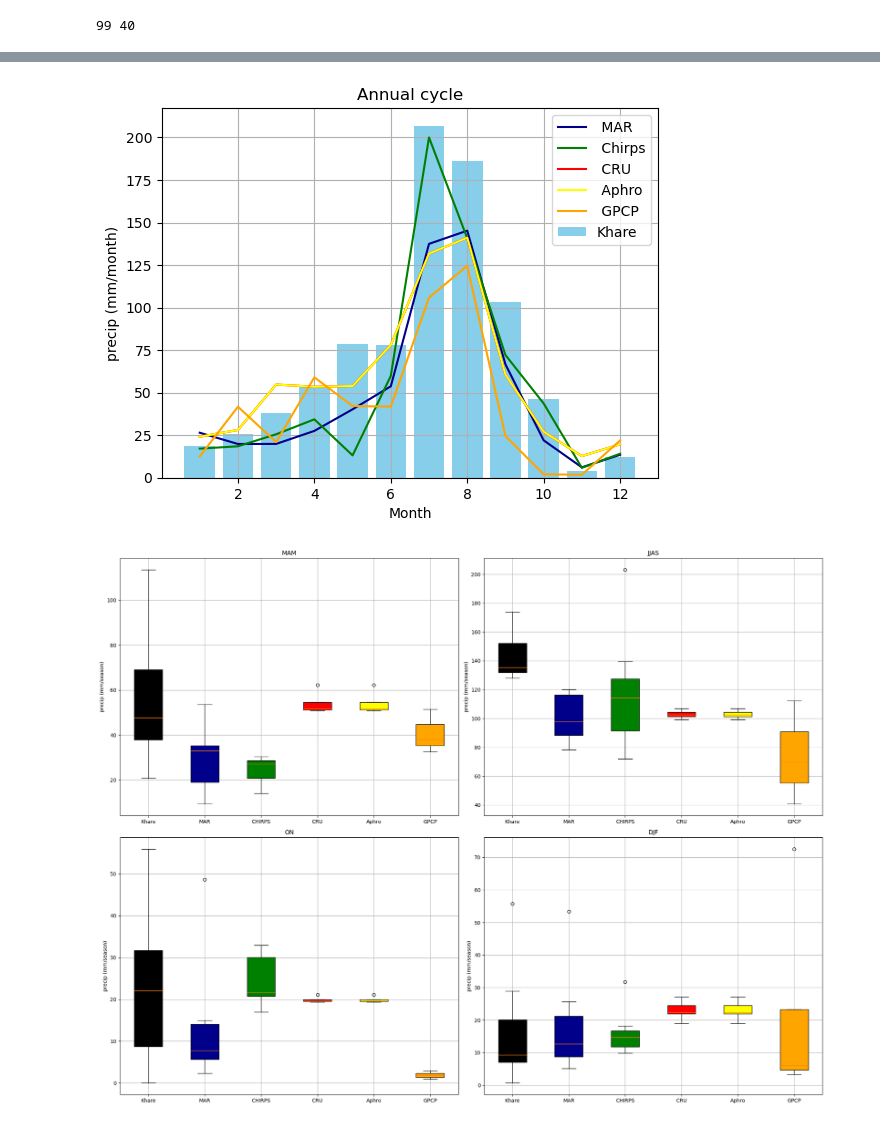
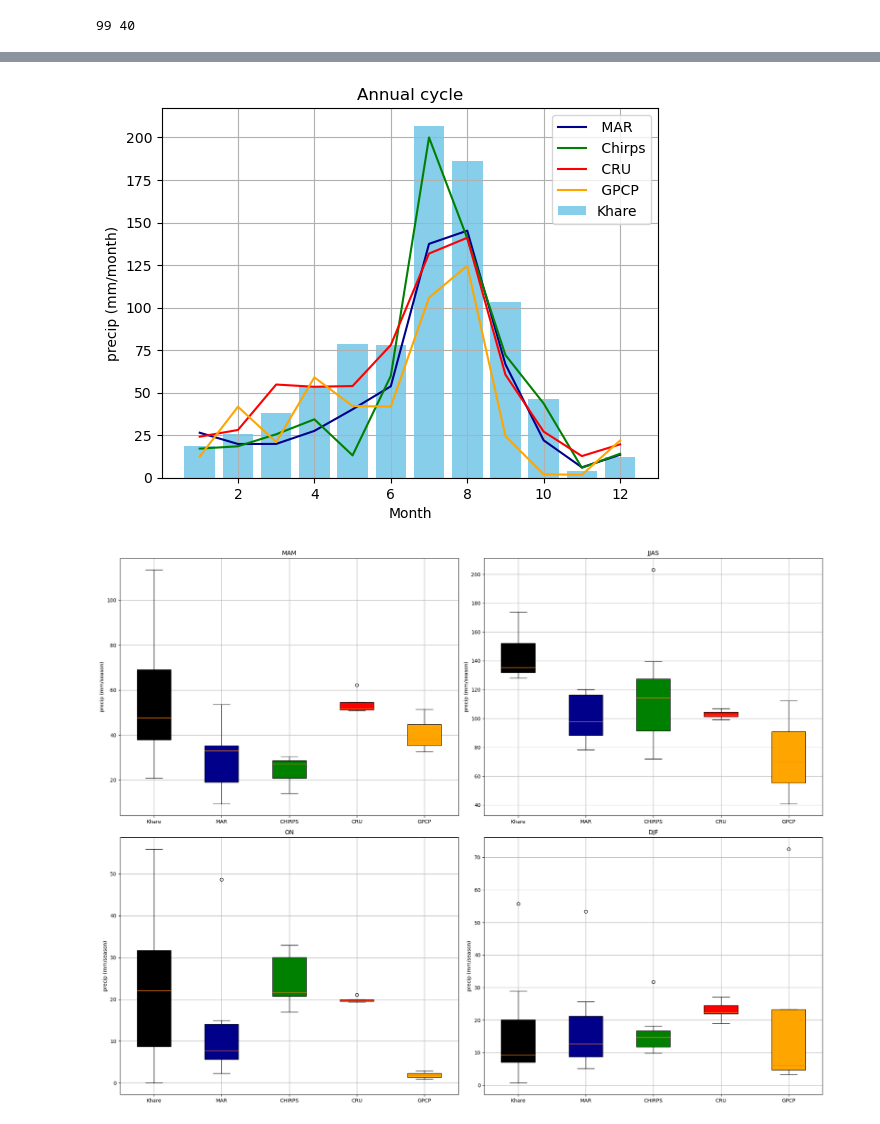
Before and after one commit to Andeol-ramb/MAR_HMA_GLACIOCLIM_Comparisons, a Jupyter notebook: Multimodel_comparisons/Comparisons_Pr_KhareData_Multi-Models.ipynb, the cells around one changed output, grey strips where cells are left out. Drawn from its saved outputs; the diff is of its cells as text; code cells hidden in the pictures.

```diff
--- a/Multimodel_comparisons/Comparisons_Pr_KhareData_Multi-Models.ipynb
+++ b/Multimodel_comparisons/Comparisons_Pr_KhareData_Multi-Models.ipynb
@@ -448,7 +448,7 @@ for thing, x in enumerate(seasons):
     #Cru
     da_cru= seasonnal_precip_CRU[x]
     #Aphro
-    da_aphro=seasonnal_precip_Aphro[x]
+    #da_aphro=seasonnal_precip_Aphro[x]
     #GPCP
     da_gpcp=seasonnal_precip_GPCP[x]
 
@@ -457,7 +457,7 @@ for thing, x in enumerate(seasons):
     ax.plot(da_mar.time, da_mar.values, linestyle='-', marker='o', label=' MAR',color='darkblue')
     ax.plot(da_chirps.time, da_chirps.values, linestyle='-', marker='o', label=' CHIRPS',color='green')
     ax.plot(da_cru.time, da_cru.values, linestyle='-', marker='o', label=' CRU',color='red')
-    ax.plot(da_aphro.time, da_aphro.values, linestyle='-', marker='o', label=' Aphro',color='Yellow')
+    #ax.plot(da_aphro.time, da_aphro.values, linestyle='-', marker='o', label=' Aphro',color='Yellow')
     ax.plot(da_gpcp.time, da_gpcp.values, linestyle='-', marker='o', label=' GPCP',color='orange')
 
     # Mise en forme
@@ -487,8 +487,8 @@ plt.plot(PrChirps_cycle.month,PrChirps_cycle.values,
          color='green',linestyle='-',label=' Chirps')
 plt.plot(PrCRU_Cycle.month,PrCRU_Cycle.values,
          color='red',linestyle='-',label=' CRU')
-plt.plot(PrAphro_Cycle.month,PrAphro_Cycle.values,
-         color='Yellow',linestyle='-',label=' Aphro')
+#plt.plot(PrAphro_Cycle.month,PrAphro_Cycle.values,
+       #  color='Yellow',linestyle='-',label=' Aphro')
 plt.plot(PrGPCP_cycle.month,PrGPCP_cycle.values,
          color='orange',linestyle='-',label=' GPCP')
 
@@ -502,38 +502,38 @@ plt.ylabel('precip (mm/month)')
 
 plt.grid(True)
 # %% [output]
-[figure, old version]
+[figure, new version]
 # %%
 #
 fig, axes = plt.subplots(2, 2, figsize=(20, 16))
 axes = axes.flatten()
 
 for things, x in enumerate(seasons):
     ax = axes[things]
 
     # Data
     da_py = seasonal_precip_Pyramide['RRhourly'][x].values
     da_mar = seasonnal_precip_MAR[x].values
     da_chirps = seasonnal_precip_Chirps[x].values
     da_cru = seasonnal_precip_CRU[x].values
-    da_aphro = seasonnal_precip_Aphro[x].values
+    #da_aphro = seasonnal_precip_Aphro[x].values
     da_gpcp = seasonnal_precip_GPCP[x].values
 
     # listes
-    data = [da_py, da_mar, da_chirps, da_cru, da_aphro, da_gpcp]
-    tick_labels = [station, 'MAR', 'CHIRPS', 'CRU', 'Aphro', 'GPCP']
-    colors = ['black', 'darkblue', 'green', 'red', 'yellow', 'orange']
+    data = [da_py, da_mar, da_chirps, da_cru, da_gpcp]
+    tick_labels = [station, 'MAR', 'CHIRPS', 'CRU', 'GPCP']
+    colors = ['black', 'darkblue', 'green', 'red', 'orange']
 
     bp = ax.boxplot(data, patch_artist=True, tick_labels=tick_labels)
     for patch, color in zip(bp['boxes'], colors):
         patch.set_facecolor(color)
 
     ax.set_title(titles[x])
     ax.set_ylabel('precip (mm/season)')
     ax.grid(True)
     ax.legend
 plt.tight_layout(rect=[0, 0, 1, 0.96])
 fig.suptitle('', fontsize=20)
 plt.show()
 # %% [output]
-[figure, old version]
+[figure, new version]
```
Also changed, not shown: parts of 3 cells of this notebook.
